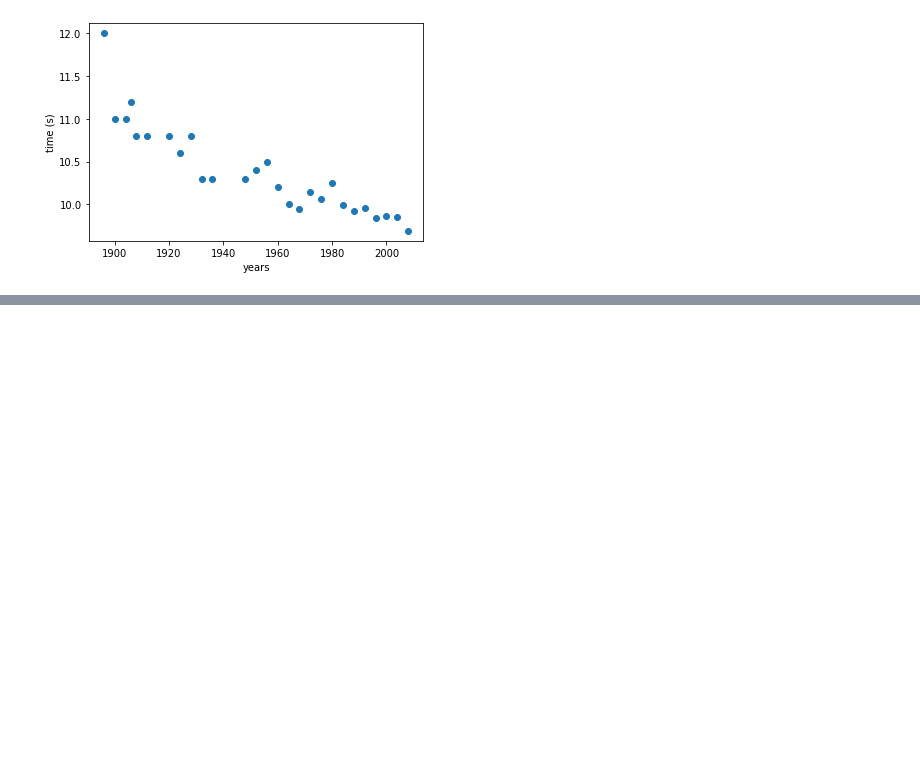
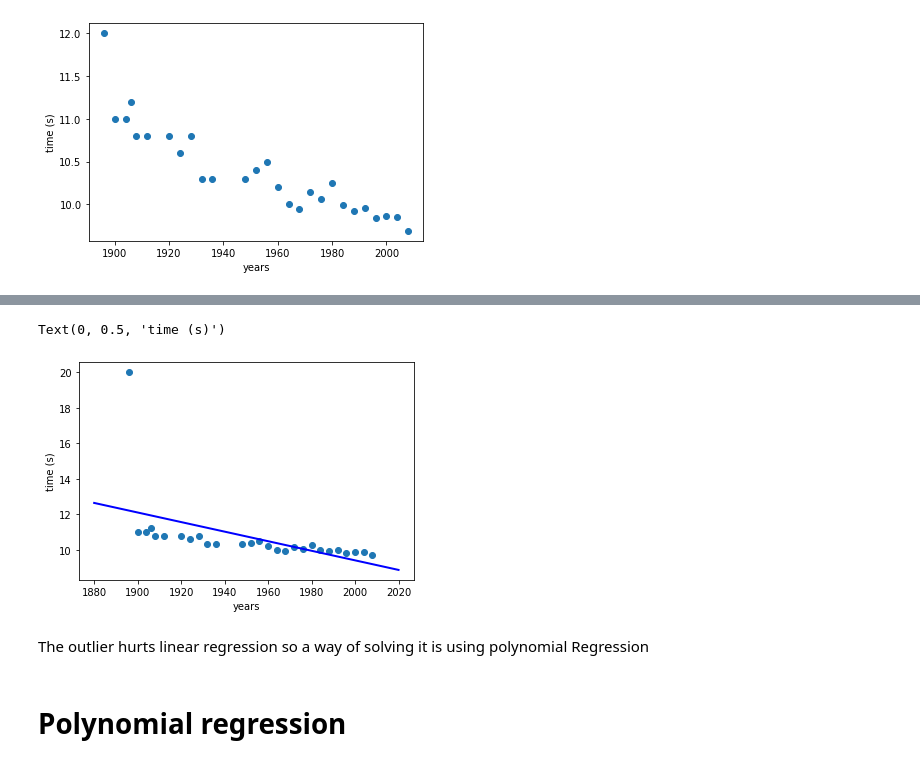
Before and after one commit to nibagon/MLforDS, a Jupyter notebook: Unit1_regression/regression.ipynb, the cells around one changed output, grey strips where cells are left out. Cells and saved outputs as stored; diff of their text form; code cells hidden in the pictures; blank space fills up the shorter version.

```diff
--- a/Unit1_regression/regression.ipynb
+++ b/Unit1_regression/regression.ipynb
@@ -36,0 +106,18 @@ Text(0, 0.5, 'time (s)')
+# %%
+reg=LinearRegression().fit(x,t_outlier)
+
+x_test=np.linspace(1880,2020,100)[:,None] #important to add the [:,none]
+f_test=reg.predict(x_test)
+
+plt.plot(x_test,f_test, "b-", linewidth=2)
+
+plt.scatter(x,t_outlier)
+plt.xlabel("years")
+plt.ylabel("time (s)")
+# %% [output]
+Text(0, 0.5, 'time (s)')
+[figure, added]
+# %% [markdown]
+The outlier hurts linear regression so a way of solving it is using polynomial Regression
+# %% [markdown]
+# Polynomial regression
```
Also changed, not shown: parts of 13 cells of this notebook.
